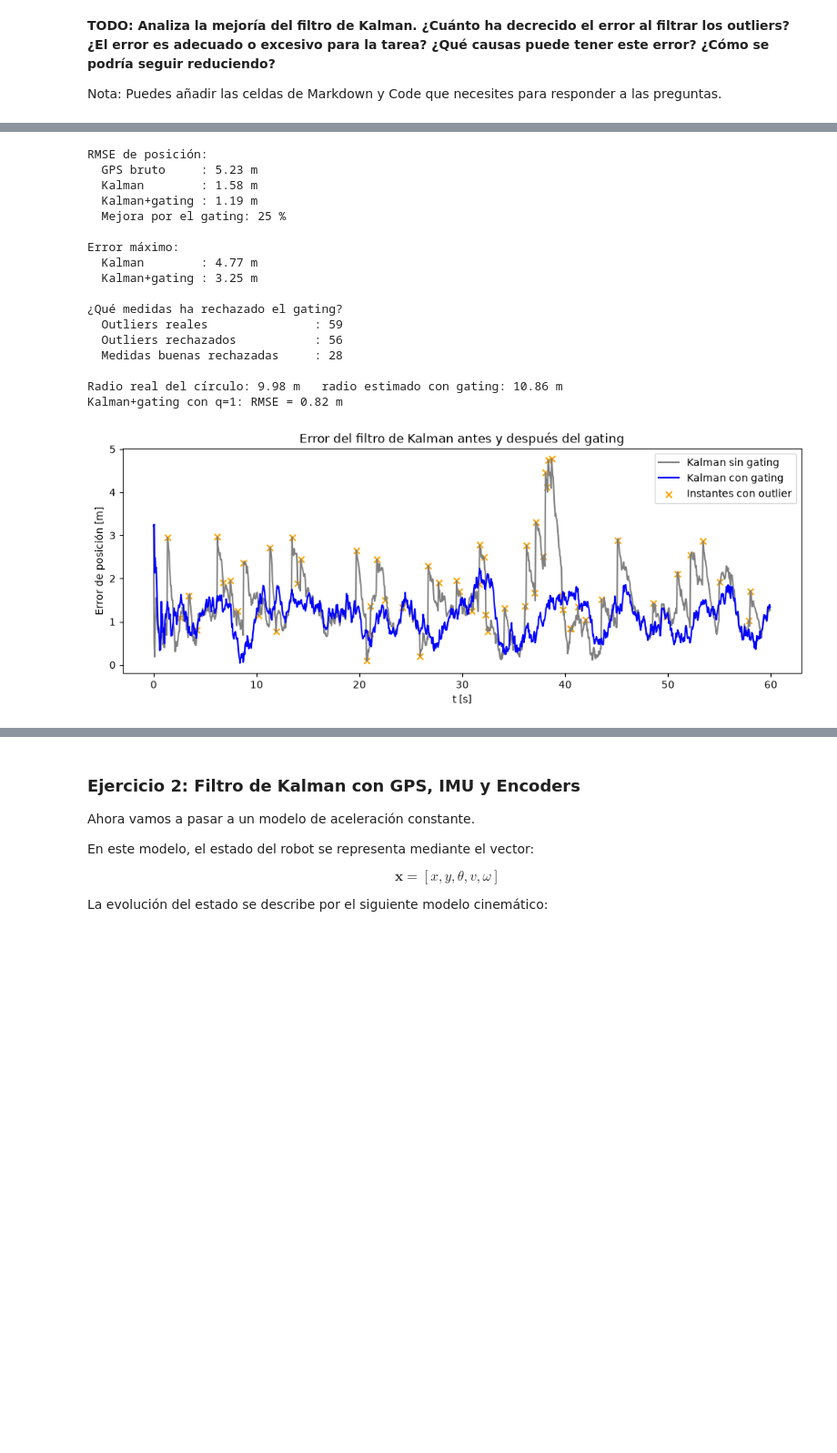
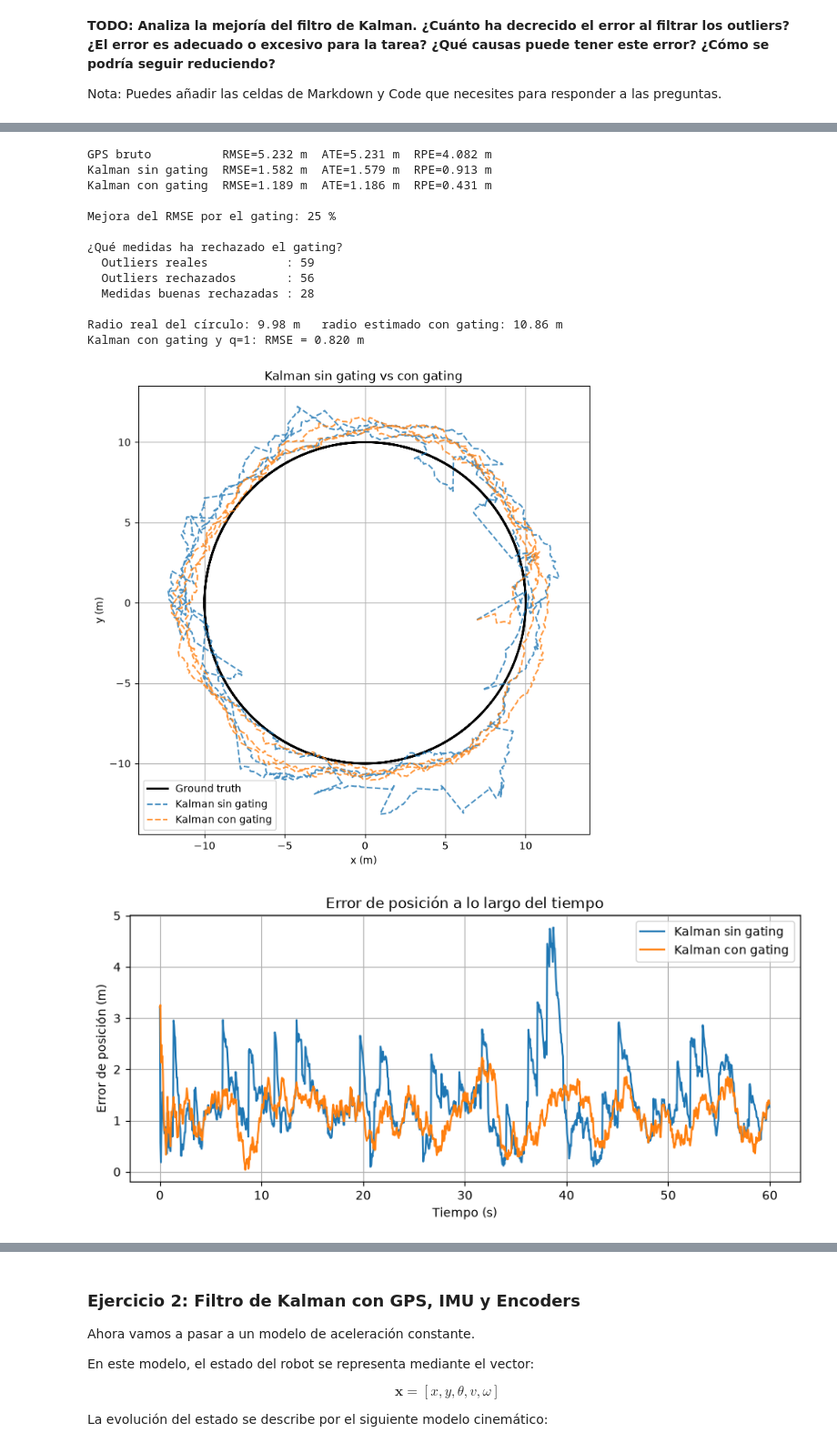
Before and after one commit to milirodriguezv/practica2_optimizacion, a Jupyter notebook: practice.ipynb, the cells around one changed output, grey strips where cells are left out. Shown at 91% size. Drawn from its saved outputs; the diff is of its cells as text; code cells hidden in the pictures; blank space fills up the shorter version.

```diff
--- a/practice.ipynb
+++ b/practice.ipynb
@@ -428,14 +430,6 @@ Ejecutamos el filtro sin gating y con gating sobre las mismas medidas, comparamo
 
 z_gps = medidas['gps'][['x_gps', 'y_gps']].values        # medidas del GPS
 es_outlier = medidas['gps']['is_outlier'].values == 1     # qué medidas son outliers de verdad
-posicion_real = gt_array[:, :2]                           # posición real (x, y)
-
-def error_posicion(estimacion):
-    """Distancia (en metros) entre la posición estimada y la real en cada instante."""
-    return np.linalg.norm(estimacion[:, :2] - posicion_real, axis=1)
-
-def rmse(errores):
-    return np.sqrt(np.mean(errores**2))
 
 # 1. Filtro SIN gating
 kf_sin = KalmanFilterGPS(dt=dt, sigma_gps=1.5)
@@ -446,76 +440,62 @@ kf_con = KalmanFilterGPSwithGating(dt=dt, sigma_gps=1.5)
 est_con = []
 rechazada = []
 for z in z_gps:
     kf_con.predict()
     estado_antes = kf_con.x.copy()
     kf_con.update_gating(z)
     rechazada.append(np.array_equal(kf_con.x, estado_antes))  # si el estado no cambia, la medida se rechazó
     est_con.append(kf_con.x.copy())
 est_con = np.array(est_con)
 rechazada = np.array(rechazada)
 
-err_gps = np.linalg.norm(z_gps - posicion_real, axis=1)
-err_sin = error_posicion(est_sin)
-err_con = error_posicion(est_con)
+# 3. Errores (RMSE, ATE y RPE) con summary_metrics
+estimaciones = {'GPS bruto': z_gps, 'Kalman sin gating': est_sin, 'Kalman con gating': est_con}
+metricas = {}
+for nombre, est in estimaciones.items():
+    metricas[nombre] = summary_metrics(est, gt_array, nombre)
+    m = metricas[nombre]
+    print(f"{m['name']:18s} RMSE={m['rmse']:.3f} m  ATE={m['ate']:.3f} m  RPE={m['rpe']:.3f} m")
 
-# 3. Resultados
-print("RMSE de posición:")
-print(f"  GPS bruto     : {rmse(err_gps):.2f} m")
-print(f"  Kalman        : {rmse(err_sin):.2f} m")
-print(f"  Kalman+gating : {rmse(err_con):.2f} m")
-print(f"  Mejora por el gating: {100 * (1 - rmse(err_con) / rmse(err_sin)):.0f} %")
-
-print("\nError máximo:")
-print(f"  Kalman        : {err_sin.max():.2f} m")
-print(f"  Kalman+gating : {err_con.max():.2f} m")
+mejora = 1 - metricas['Kalman con gating']['rmse'] / metricas['Kalman sin gating']['rmse']
+print(f"\nMejora del RMSE por el gating: {100 * mejora:.0f} %")
 
 print("\n¿Qué medidas ha rechazado el gating?")
-print(f"  Outliers reales               : {es_outlier.sum()}")
-print(f"  Outliers rechazados           : {(rechazada & es_outlier).sum()}")
-print(f"  Medidas buenas rechazadas     : {(rechazada & ~es_outlier).sum()}")
+print(f"  Outliers reales           : {es_outlier.sum()}")
+print(f"  Outliers rechazados       : {(rechazada & es_outlier).sum()}")
+print(f"  Medidas buenas rechazadas : {(rechazada & ~es_outlier).sum()}")
 
 # 4. ¿Sigue habiendo error por el modelo de velocidad constante en la curva?
-centro = posicion_real.mean(axis=0)
-radio_real = np.linalg.norm(posicion_real - centro, axis=1).mean()
+centro = gt_array[:, :2].mean(axis=0)
+radio_real = np.linalg.norm(gt_array[:, :2] - centro, axis=1).mean()
 radio_est = np.linalg.norm(est_con[:, :2] - centro, axis=1).mean()
 print(f"\nRadio real del círculo: {radio_real:.2f} m   radio estimado con gating: {radio_est:.2f} m")
 
 # 5. Prueba: con los outliers ya filtrados, podemos subir el ruido de proceso q (de 0.1 a 1)
 kf_q = KalmanFilterGPSwithGating(dt=dt, sigma_gps=1.5)
 kf_q.Q = kf_q.Q * 10
 est_q = np.array([kf_q.step_gating(z) for z in z_gps])
-print(f"Kalman+gating con q=1: RMSE = {rmse(error_posicion(est_q)):.2f} m")
+print(f"Kalman con gating y q=1: RMSE = {summary_metrics(est_q, gt_array)['rmse']:.3f} m")
 
-# 6. Gráfica del error a lo largo del tiempo
-t = df_gt['t'].values
-plt.figure(figsize=(12, 4))
-plt.plot(t, err_sin, color='gray', label='Kalman sin gating')
-plt.plot(t, err_con, color='blue', label='Kalman con gating')
-plt.scatter(t[es_outlier], err_sin[es_outlier], color='orange', marker='x', label='Instantes con outlier')
-plt.xlabel('t [s]')
-plt.ylabel('Error de posición [m]')
-plt.title('Error del filtro de Kalman antes y después del gating')
-plt.legend()
-plt.show()
+# 6. Gráficas: trayectorias y error en el tiempo
+plot_path(df_gt, {'Kalman sin gating': est_sin, 'Kalman con gating': est_con},
+          title='Kalman sin gating vs con gating')
+plot_error(df_gt, {'Kalman sin gating': est_sin, 'Kalman con gating': est_con})
 # %% [output]
-RMSE de posición:
-  GPS bruto     : 5.23 m
-  Kalman        : 1.58 m
-  Kalman+gating : 1.19 m
-  Mejora por el gating: 25 %
+GPS bruto          RMSE=5.232 m  ATE=5.231 m  RPE=4.082 m
+Kalman sin gating  RMSE=1.582 m  ATE=1.579 m  RPE=0.913 m
+Kalman con gating  RMSE=1.189 m  ATE=1.186 m  RPE=0.431 m
 
-Error máximo:
-  Kalman        : 4.77 m
-  Kalman+gating : 3.25 m
+Mejora del RMSE por el gating: 25 %
 
 ¿Qué medidas ha rechazado el gating?
-  Outliers reales               : 59
-  Outliers rechazados           : 56
-  Medidas buenas rechazadas     : 28
+  Outliers reales           : 59
+  Outliers rechazados       : 56
+  Medidas buenas rechazadas : 28
 
 Radio real del círculo: 9.98 m   radio estimado con gating: 10.86 m
-Kalman+gating con q=1: RMSE = 0.82 m
+Kalman con gating y q=1: RMSE = 0.820 m
-[figure, old version]
+[figure, new version]
+[figure, added]
 # %% [markdown]
 #### Respuestas
 
```
Also changed, not shown: parts of 12 cells of this notebook.
